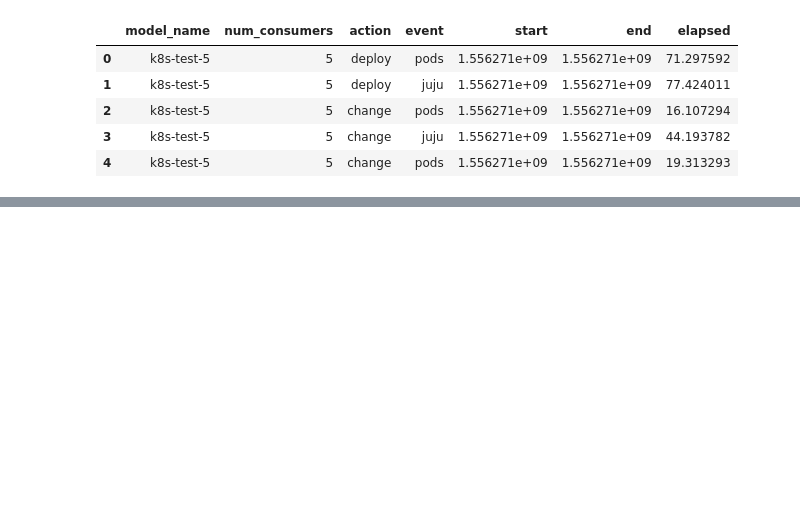
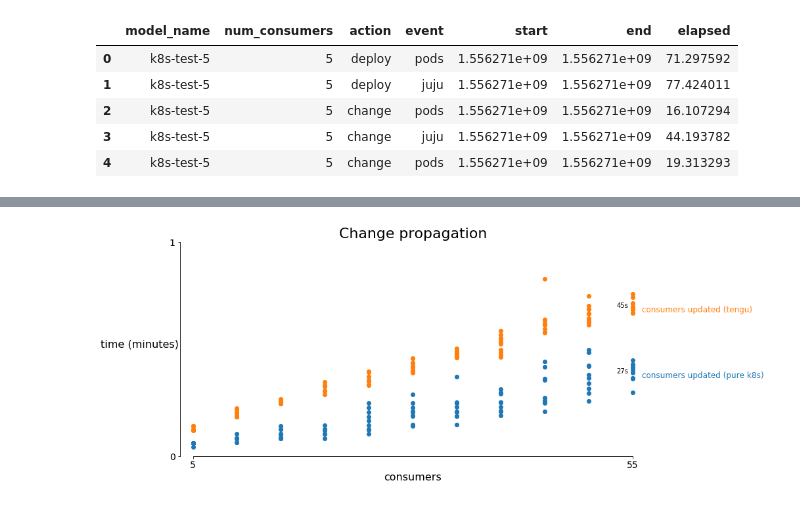
Before and after one commit to IBCNServices/kubernetes-relationships-results, a Jupyter notebook: base-url-change-propagation.ipynb, the cells around one changed output, grey strips where cells are left out. Saved outputs shown, nothing was run; the diff lists cells and outputs as text; code cells hidden in the pictures; blank space fills up the shorter version.

```diff
--- a/base-url-change-propagation.ipynb
+++ b/base-url-change-propagation.ipynb
@@ -152,0 +180,62 @@ create_multiple_soy_clusters()
+# %%
+%matplotlib inline
+
+changedata_k8s = k8s_data[(k8s_data["action"]=="change") & (k8s_data['event'] == "pods")]
+changedata_tengu = tengu_data[(tengu_data["action"]=="change") & (tengu_data['event'] == "pods")]
+
+def create_k8s_tengu():
+    (fig, ax) = create_sane_figure()
+
+    ax.set_title("Change propagation", fontsize=22)
+    ax.set_xlabel("consumers")
+    ax.set_yticks([0,1])
+    ax.set_ylabel("time (minutes)", rotation='horizontal', labelpad=45)
+#     ax.set_ylabel('abc', rotation=0, fontsize=20, labelpad=20)
+#     plt.margins(4)
+#     ax.set_yticklabels(["0 minutes", "5 minutes"])
+
+
+    pods_k8s_plot = ax.plot(
+        changedata_k8s['num_consumers'], changedata_k8s['elapsed']/60,'o',
+        clip_on=False,
+    )
+    pods_tengu_plot = ax.plot(
+        changedata_tengu['num_consumers'], changedata_tengu['elapsed']/60,'o',
+        clip_on=False,
+    )
+
+    xs = []
+    [xs.extend(l.get_xdata()) for l in ax.lines]
+    xmax = max(xs)
+    xmin = min(xs)
+
+    import statistics
+
+    plt.text(xmax+1, statistics.mean(changedata_k8s[changedata_k8s['num_consumers'] == xmax]['elapsed'])/60-0.03, 'consumers updated (pure k8s)', fontsize=12, color=pods_k8s_plot[0].get_color())
+    plt.text(xmax+1, statistics.mean(changedata_tengu[changedata_tengu['num_consumers'] == xmax]['elapsed'])/60-0.03, 'consumers updated (tengu)', fontsize=12, color=pods_tengu_plot[0].get_color())
+
+    ax.annotate(
+        '{}s'.format(round(max(changedata_k8s[changedata_k8s['num_consumers'] == xmax]['elapsed']))),
+        (xmax-0.5, statistics.mean(changedata_k8s[changedata_k8s['num_consumers'] == xmax]['elapsed'])/60),
+        ha='right', va='center')
+    ax.annotate(
+        '{}s'.format(round(max(changedata_tengu[changedata_tengu['num_consumers'] == xmax]['elapsed']))),
+        (xmax-0.5, statistics.mean(changedata_tengu[changedata_tengu['num_consumers'] == xmax]['elapsed'])/60),
+        ha='right', va='center')
+
+
+
+    ax.set_xticks([xmin, xmax])
+
+
+    ax.set_xlim(left=xmin, right=xmax)
+    ax.set_ylim(bottom=0, top=1)
+    ax.spines['left'].set_position(('outward', 20))
+
+    # Save the plot to a file
+#     fig.savefig("tengu.png", bbox_inches="tight")
+#     fig.savefig("base_url_propagation.tiff", bbox_inches="tight", dpi=300)
+    fig.show()
+create_k8s_tengu()
+# %% [output]
+[figure, added]
```
Also changed, not shown: parts of 3 cells of this notebook, 7 other files.
